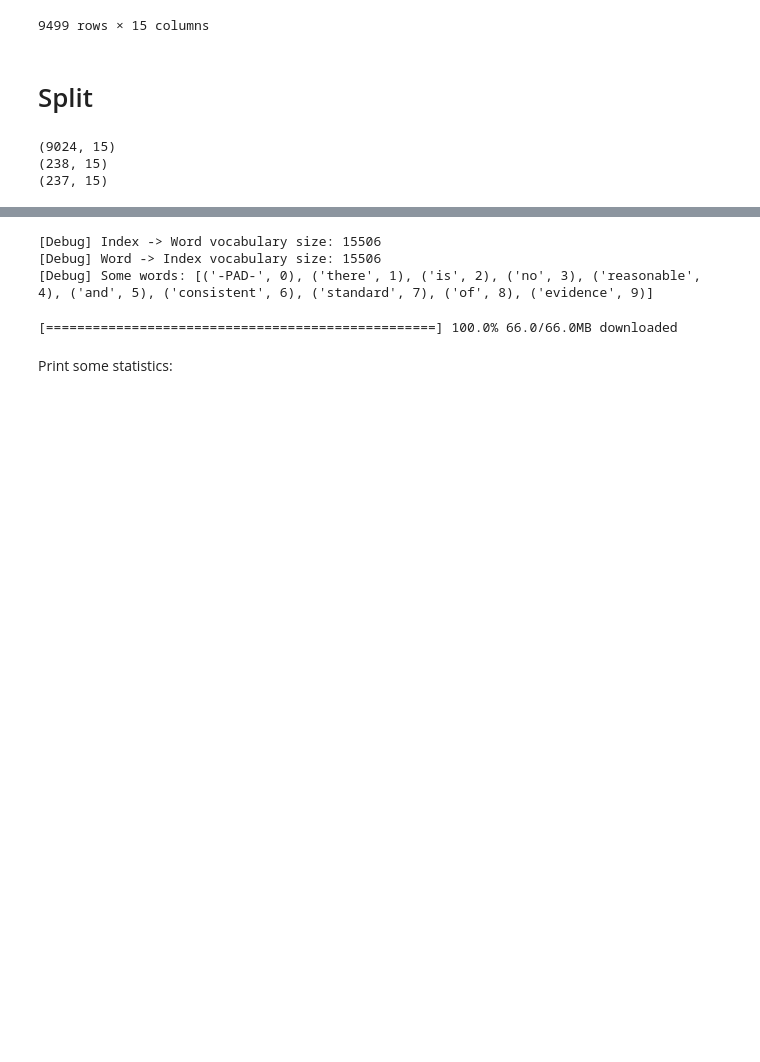
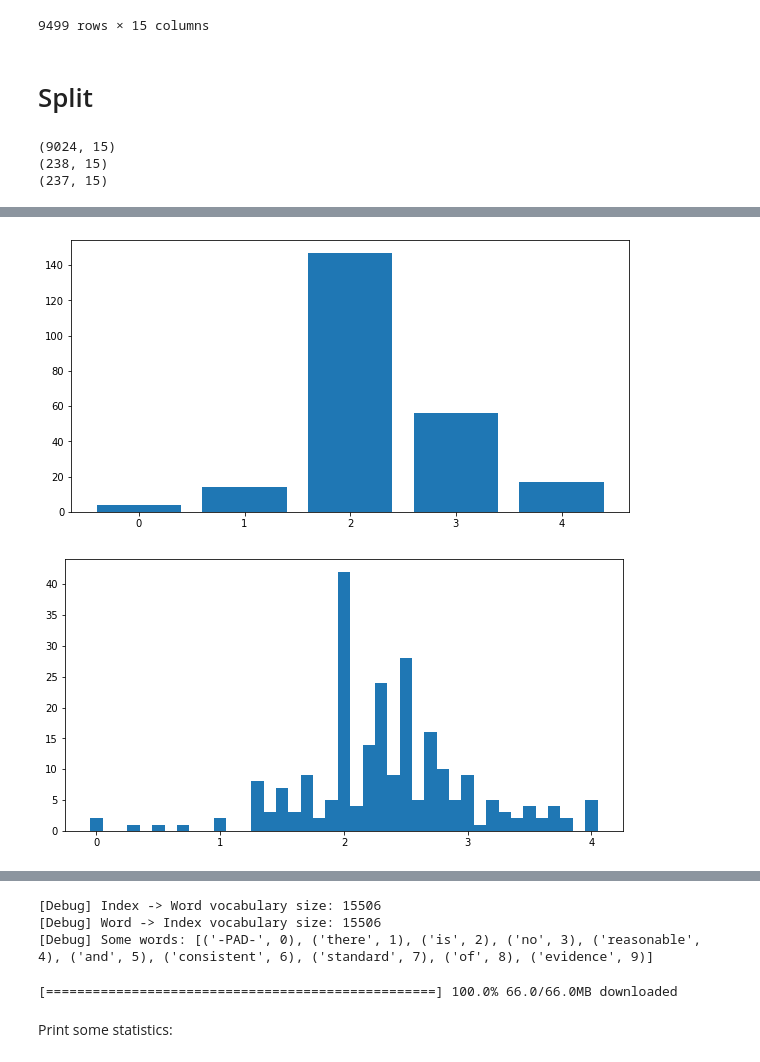
Before and after one commit to FedeSpu/argumentative-debates, a Jupyter notebook: argumentative-debates.ipynb, the cells around one changed output, grey strips where cells are left out. Cells and saved outputs as stored; diff of their text form; code cells hidden in the pictures; blank space fills up the shorter version.

```diff
--- a/argumentative-debates.ipynb
+++ b/argumentative-debates.ipynb
@@ -413,0 +429,5 @@ print(test.shape)
+# %%
+show_histogram_mean_votes(valid)
+# %% [output]
+[figure, added]
+[figure, added]
```
Also changed, not shown: parts of 42 cells of this notebook.
